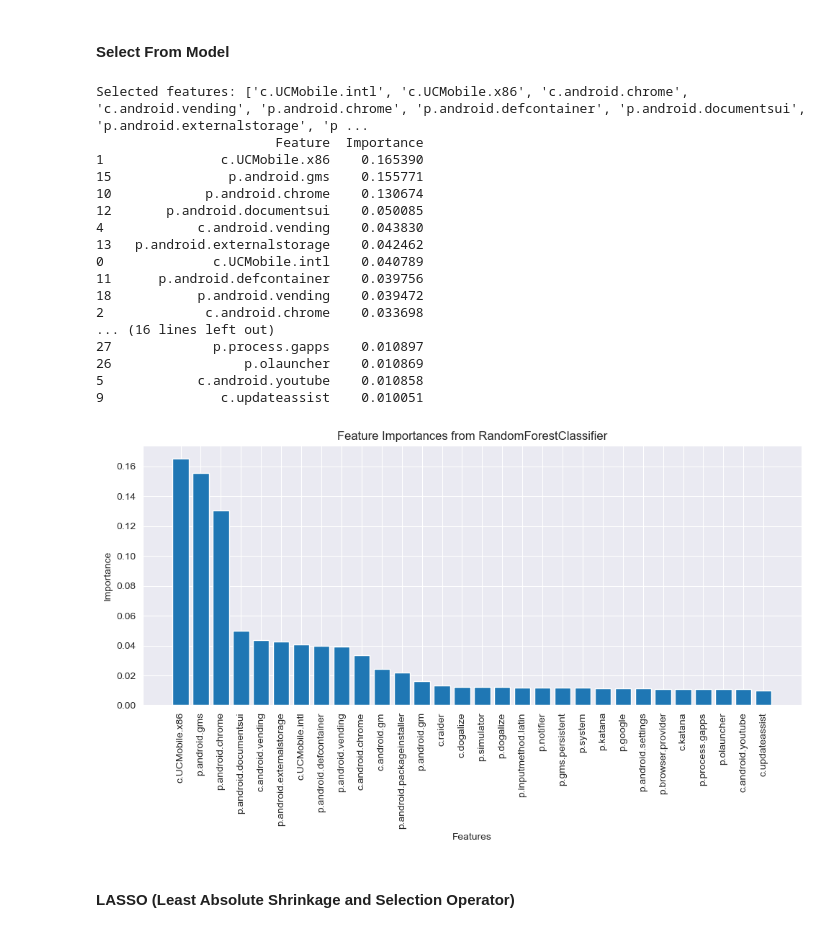
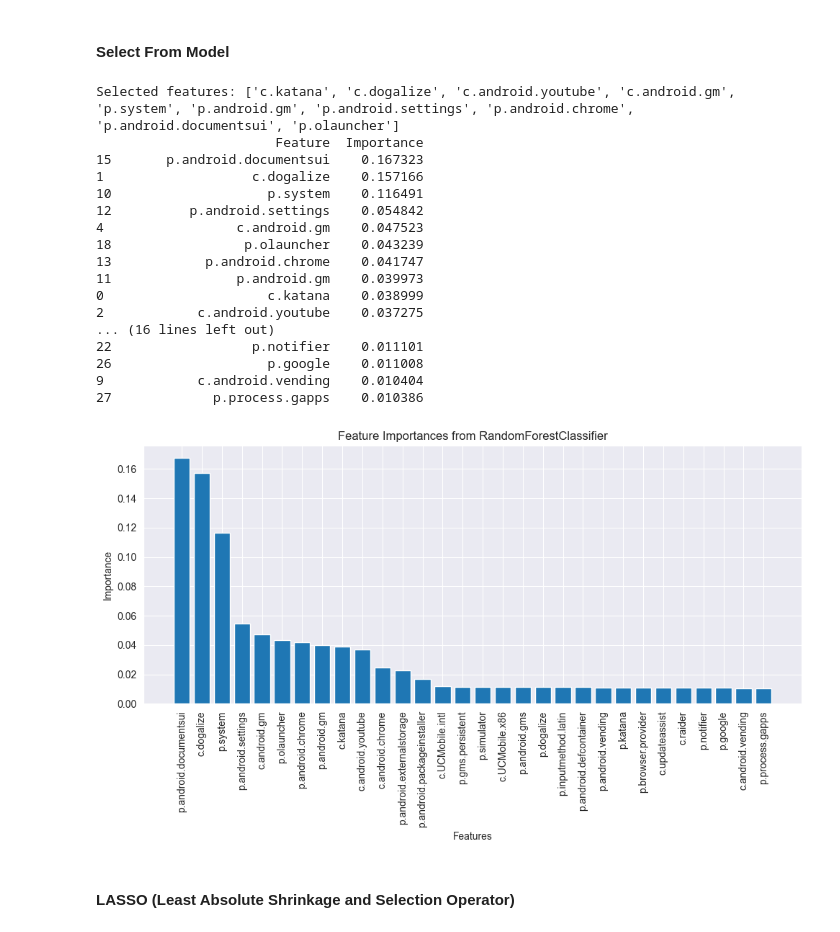
Before and after one commit to justAnArthur/iau-quest, a Jupyter notebook: 02.ipynb, the cells around one changed output. Saved outputs shown, nothing was run; the diff lists cells and outputs as text; code cells hidden in the pictures.

```diff
--- a/02.ipynb
+++ b/02.ipynb
@@ -584,55 +618,55 @@ selected_features_global['RFE'] = X.columns[rfe.get_support()].tolist()
 # %% [markdown]
 #### Select From Model
 # %%
-X = train_data
-y = train_mwra
+X = df.drop('mwra', axis=1)
+y = df['mwra']
 
 from sklearn.ensemble import RandomForestClassifier
 
 model = RandomForestClassifier(random_state=42)
 
 from sklearn.feature_selection import SelectFromModel
 
 selector = SelectFromModel(estimator=model)
 selector.fit(X, y)
 
 # Get selected features
 selected_features = X.columns[selector.get_support()]
 print("Selected features:", selected_features.tolist())
 importances = selector.estimator_.feature_importances_
 
 feature_importances = pd.DataFrame({'Feature': X.columns, 'Importance': importances})
 feature_importances = feature_importances.sort_values(by='Importance', ascending=False)
 print(feature_importances)
 
 # Plotting
 plt.figure(figsize=(10, 6))
 plt.bar(feature_importances['Feature'], feature_importances['Importance'])
 plt.title('Feature Importances from RandomForestClassifier')
 plt.ylabel('Importance')
 plt.xlabel('Features')
 plt.xticks(rotation=90)
 plt.tight_layout()
 plt.show()
 # %% [output]
-Selected features: ['c.UCMobile.intl', 'c.UCMobile.x86', 'c.android.chrome', 'c.android.vending', 'p.android.chrome', 'p.android.defcontainer', 'p.android.documentsui', 'p.android.externalstorage', 'p ...
+Selected features: ['c.katana', 'c.dogalize', 'c.android.youtube', 'c.android.gm', 'p.system', 'p.android.gm', 'p.android.settings', 'p.android.chrome', 'p.android.documentsui', 'p.olauncher']
                        Feature  Importance
-1               c.UCMobile.x86    0.165390
-15               p.android.gms    0.155771
-10            p.android.chrome    0.130674
-12       p.android.documentsui    0.050085
-4            c.android.vending    0.043830
-13   p.android.externalstorage    0.042462
-0              c.UCMobile.intl    0.040789
-11      p.android.defcontainer    0.039756
-18           p.android.vending    0.039472
-2             c.android.chrome    0.033698
+15       p.android.documentsui    0.167323
+1                   c.dogalize    0.157166
+10                    p.system    0.116491
+12          p.android.settings    0.054842
+4                 c.android.gm    0.047523
+18                 p.olauncher    0.043239
+13            p.android.chrome    0.041747
+11                p.android.gm    0.039973
+0                     c.katana    0.038999
+2            c.android.youtube    0.037275
 ... (16 lines left out)
-27             p.process.gapps    0.010897
-26                 p.olauncher    0.010869
-5            c.android.youtube    0.010858
-9               c.updateassist    0.010051
+22                  p.notifier    0.011101
+26                    p.google    0.011008
+9            c.android.vending    0.010404
+27             p.process.gapps    0.010386
-[figure, old version]
+[figure, new version]
 # %%
 # Append selections to global selection
 selected_features_global['Select from model'] = selected_features.tolist()
```
Also changed, not shown: parts of 30 cells of this notebook, 4 other files.
